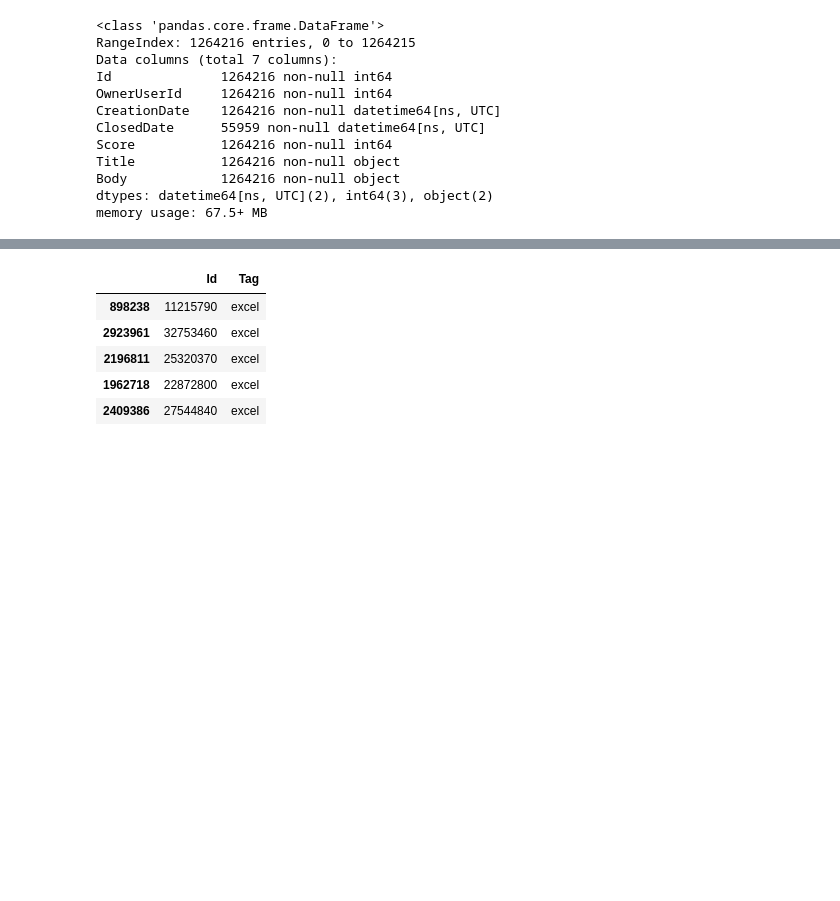
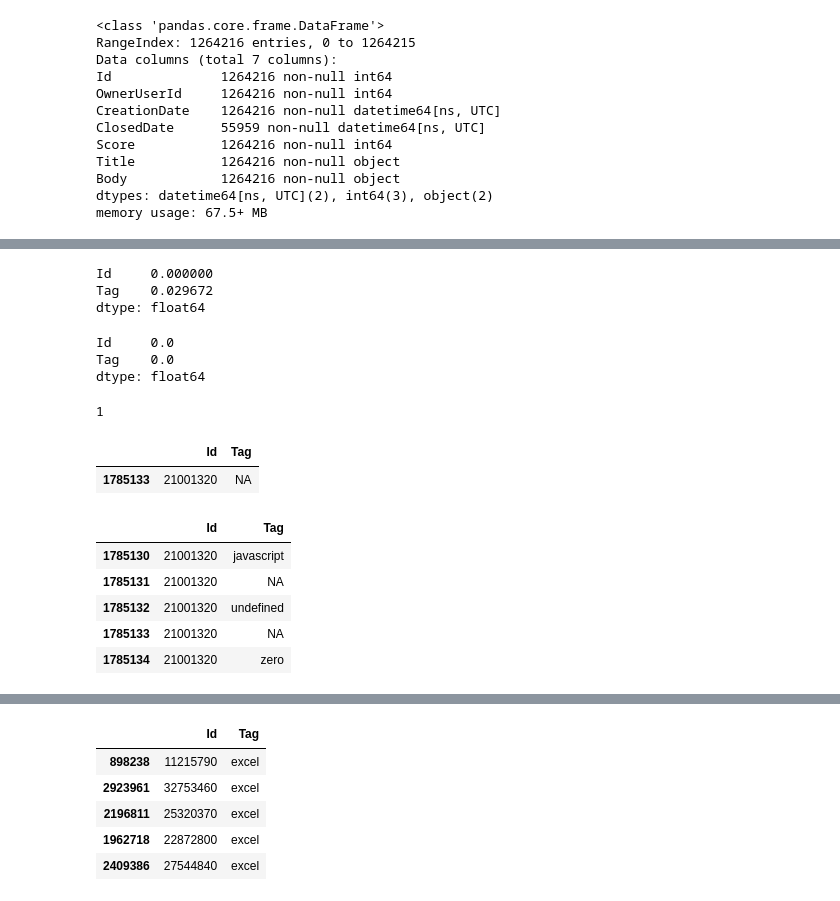
Before and after one commit to KarthikeyanVenkataraman/edastackoverflow, a Jupyter notebook: StackOverFlow_Draft.ipynb, the cells around one changed output, grey strips where cells are left out. Drawn from its saved outputs; the diff is of its cells as text; code cells hidden in the pictures; blank space fills up the shorter version.

```diff
--- a/StackOverFlow_Draft.ipynb
+++ b/StackOverFlow_Draft.ipynb
@@ -227,0 +237,17 @@ memory usage: 67.5+ MB
+# %%
+# Before that check if there any nulls in inpQuesTags dataset
+inpQuesTags.isnull().sum()/len(inpQuesTags)*100
+# %% [output]
+Id     0.000000
+Tag    0.029672
+dtype: float64
+# %%
+# Before removing the NaN values from OwnerUserId column, impute the value to NA as zero so that we can decide later whether this can be dropped or not
+inpQuesTags["Tag"].fillna("NA", inplace = True)
+# %%
+# Before that check if there any nulls in inpQuesTags dataset
+inpQuesTags.isnull().sum()/len(inpQuesTags)*100
+# %% [output]
+Id     0.0
+Tag    0.0
+dtype: float64
@@ -227,0 +257,18 @@ memory usage: 67.5+ MB
+# %%
+len(DuplicatedTag)
+# %% [output]
+1
+# %%
+DuplicatedTag
+# %% [output]
+|  | Id | Tag |
+| 1785133 | 21001320 | NA |
+# %%
+inpQuesTags[inpQuesTags.Id == 21001320]
+# %% [output]
+|  | Id | Tag |
+| 1785130 | 21001320 | javascript |
+| 1785131 | 21001320 | NA |
+| 1785132 | 21001320 | undefined |
+| 1785133 | 21001320 | NA |
+| 1785134 | 21001320 | zero |
```
Also changed, not shown: parts of 5 cells of this notebook.
